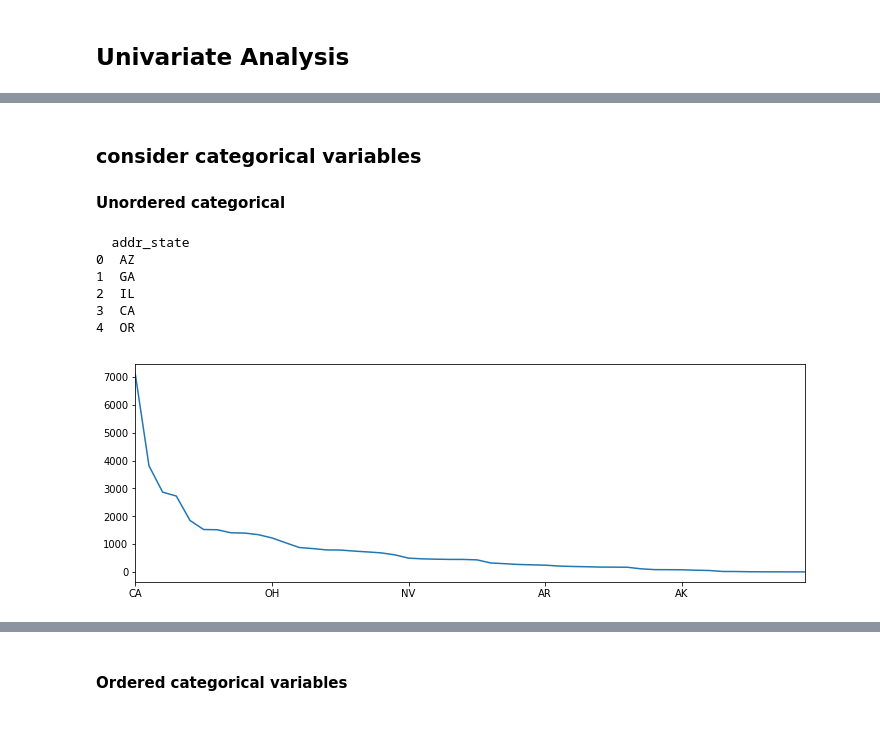
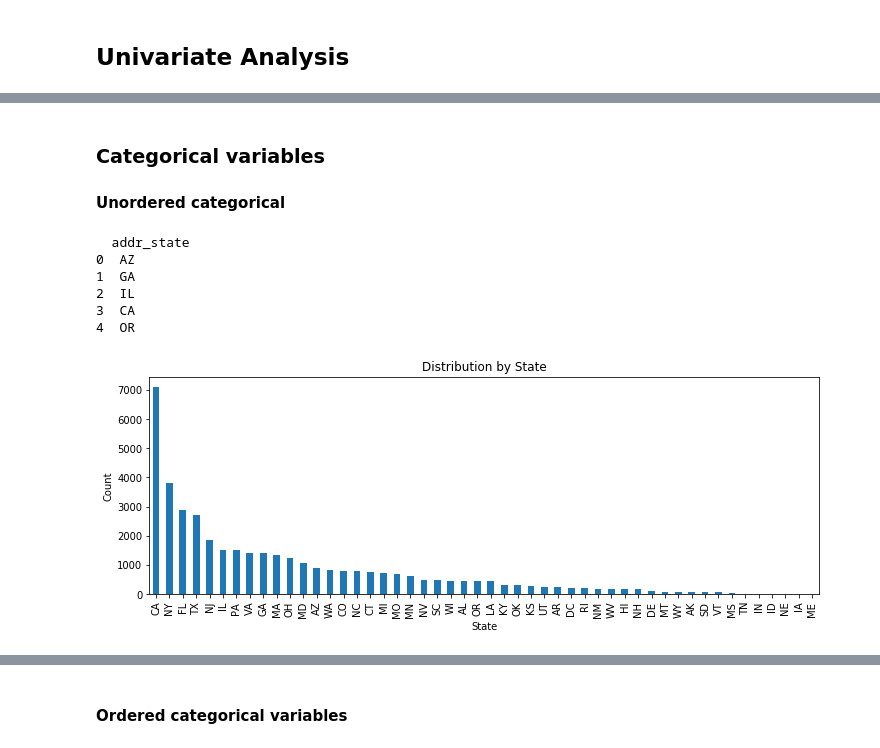
Before and after one commit to Shakeebbk/lending_club_eda, a Jupyter notebook: Solution.ipynb, the cells around one changed output, grey strips where cells are left out. Drawn from its saved outputs; the diff is of its cells as text; code cells hidden in the pictures.

```diff
--- a/Solution.ipynb
+++ b/Solution.ipynb
@@ -125,0 +158,9 @@ cleanedup_loan_data.head()
+# %%
+def head_and_bar_plot(df, col, ptitle='Distribution', pxlabel='', pylabel='Count'):
+    plt.figure(figsize=(12, 4))
+    print(df[[col]].head())
+    df[col].value_counts().plot.bar()
+    plt.title(ptitle)
+    plt.xlabel(pxlabel)
+    plt.ylabel(pylabel)
+    plt.show()
@@ -146,3 +195,3 @@ Index(['id', 'member_id', 'loan_amnt', 'funded_amnt', 'funded_amnt_inv',
 # %% [markdown]
-### consider categorical variables
+### Categorical variables
 #### Unordered categorical
@@ -155,11 +198,13 @@ def head_and_plot_distribution(df, col):
 # %%
-head_and_plot_distribution(cleanedup_loan_data, 'addr_state')
+head_and_bar_plot(cleanedup_loan_data, 'addr_state', 'Distribution by State', 'State','Count')
 # looks like a power law distribution for state with CA having highest accepted applications
+
+# TODO - Can be removed  VK Comments - Changed this to bar plot to see top states
 # %% [output]
   addr_state
 0  AZ
 1  GA
 2  IL
 3  CA
 4  OR
-[figure, old version]
+[figure, new version]
```
Also changed, not shown: parts of 51 cells of this notebook.
